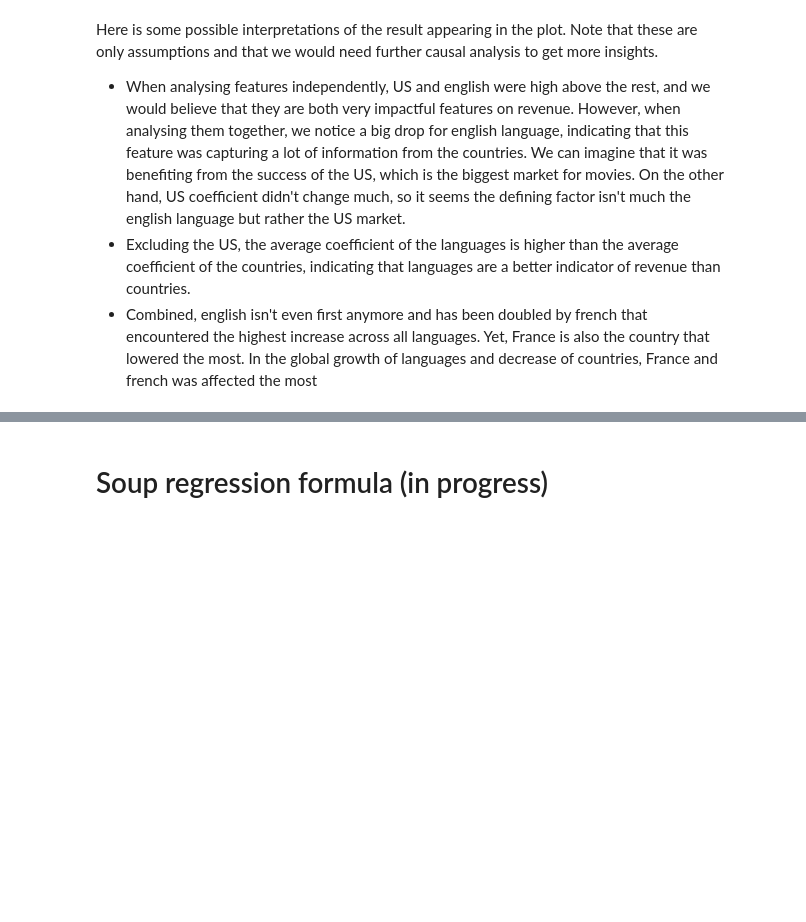
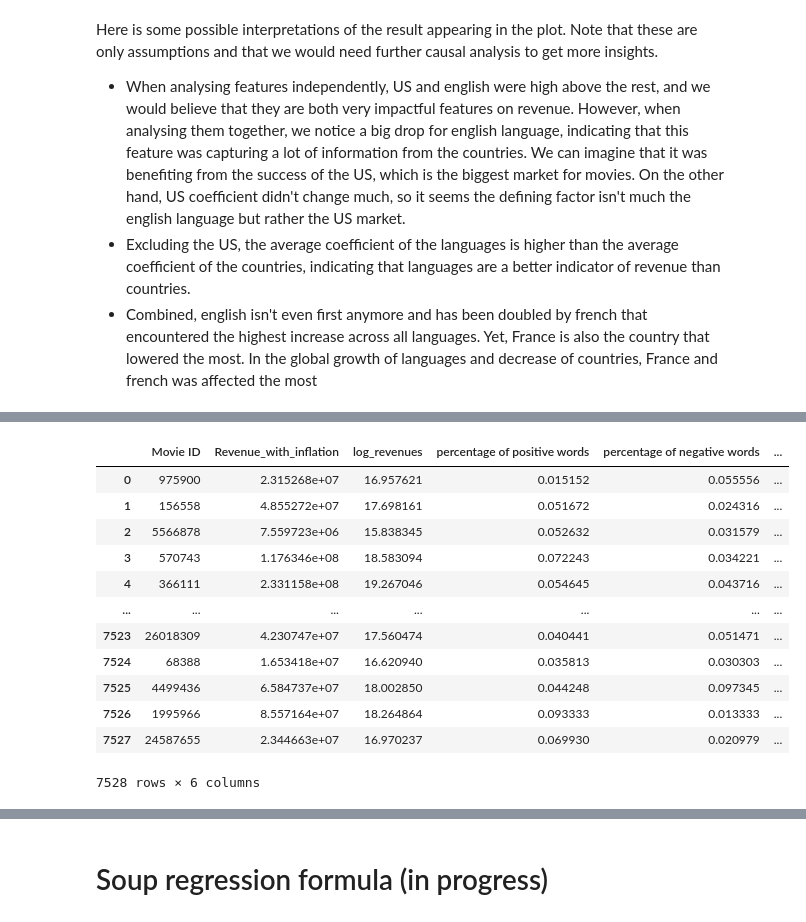
Before and after one commit to epfl-ada/ada-2023-project-adaflix, a Jupyter notebook: milestone_3.ipynb, the cells around one changed output, grey strips where cells are left out. Cells and saved outputs as stored; diff of their text form; code cells hidden in the pictures; blank space fills up the shorter version.

```diff
--- a/milestone_3.ipynb
+++ b/milestone_3.ipynb
@@ -783,0 +940,28 @@ Here is some possible interpretations of the result appearing in the plot. Note
+# %%
+#Initialize an empty list to store percentage of positive, negative and neutral words in each row of the 'filtered_Tokens' column
+positive_scores = []
+negative_scores = []
+neutral_scores = []
+sentiment_scores = []
+
+#Perform sentiment analysis on each word
+for liss in summary_metadata['filtered_Tokens'][:] :
+  nbr_words_pos = 0
+  nbr_words_neg = 0
+  nbr_words_neu = 0
+  nbr_words = 0
+
+  for word in liss:
+    nbr_words+= 1
+    blob = TextBlob(word)
+    #perform sentiment polarities of the word
+    if (blob.sentiment.polarity > 0):
+        nbr_words_pos += 1
+    elif (blob.sentiment.polarity < 0):
+        nbr_words_neg += 1
+    else:
+        nbr_words_neu += 1
+
+  positive_scores.append(nbr_words_pos/nbr_words)
+  negative_scores.append(nbr_words_neg/nbr_words)
+  neutral_scores.append(nbr_words_neu/nbr_words)
@@ -783,0 +996,25 @@ Here is some possible interpretations of the result appearing in the plot. Note
+# %%
+# Extracting relevant columns from summary_metadata
+summary_data = summary_metadata[["Movie ID","percentage of positive words","percentage of negative words","percentage of neutral words"]].copy()
+movie_revenue_df = movie_with_inflation[["Wikipedia_movie_ID","Revenue_with_inflation","log_revenues"]].copy()
+
+# Renaming the column "Wikipedia_movie_ID" to "Movie ID" in movie_revenue_df.
+movie_revenue_df = movie_revenue_df.rename(columns={"Wikipedia_movie_ID":"Movie ID"})
+
+# Merging movie_revenue_df and summary_data DataFrames based on the "Movie ID" column.
+pos_neg_df = movie_revenue_df.merge(summary_data,on="Movie ID")
+pos_neg_df
+# %% [output]
+|  | Movie ID | Revenue_with_inflation | log_revenues | percentage of positive words | percentage of negative words | ... |
+| 0 | 975900 | 2.315268e+07 | 16.957621 | 0.015152 | 0.055556 | ... |
+| 1 | 156558 | 4.855272e+07 | 17.698161 | 0.051672 | 0.024316 | ... |
+| 2 | 5566878 | 7.559723e+06 | 15.838345 | 0.052632 | 0.031579 | ... |
+| 3 | 570743 | 1.176346e+08 | 18.583094 | 0.072243 | 0.034221 | ... |
+| 4 | 366111 | 2.331158e+08 | 19.267046 | 0.054645 | 0.043716 | ... |
+| ... | ... | ... | ... | ... | ... | ... |
+| 7523 | 26018309 | 4.230747e+07 | 17.560474 | 0.040441 | 0.051471 | ... |
+| 7524 | 68388 | 1.653418e+07 | 16.620940 | 0.035813 | 0.030303 | ... |
+| 7525 | 4499436 | 6.584737e+07 | 18.002850 | 0.044248 | 0.097345 | ... |
+| 7526 | 1995966 | 8.557164e+07 | 18.264864 | 0.093333 | 0.013333 | ... |
+| 7527 | 24587655 | 2.344663e+07 | 16.970237 | 0.069930 | 0.020979 | ... |
+7528 rows × 6 columns
```
Also changed, not shown: parts of 30 cells of this notebook.
